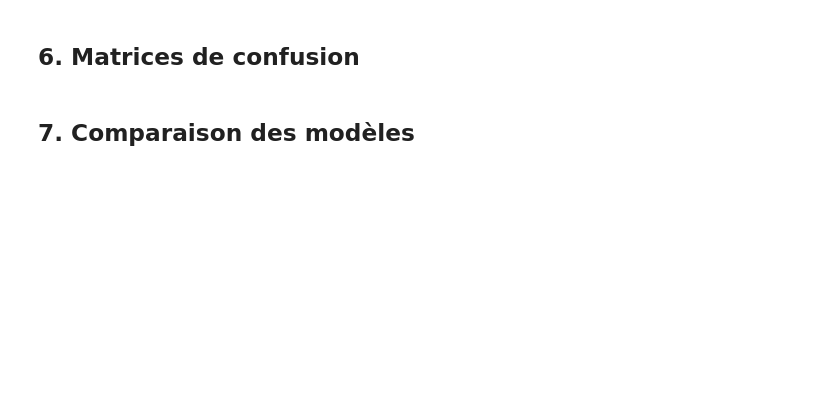
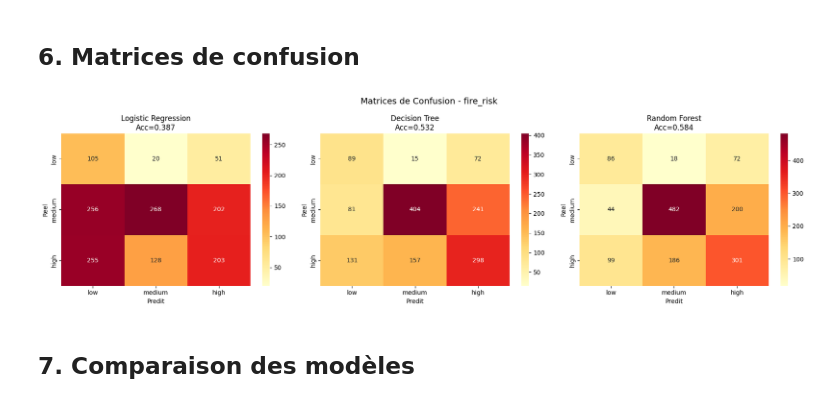
Before and after one commit to ANSS77/suivi-catastrophes-maroc, a Jupyter notebook: ml/notebooks/incendies_training.ipynb, the cells around one changed output. Saved outputs shown, nothing was run; the diff lists cells and outputs as text; code cells hidden in the pictures; blank space fills up the shorter version.

```diff
--- a/ml/notebooks/incendies_training.ipynb
+++ b/ml/notebooks/incendies_training.ipynb
@@ -35,2 +96,14 @@ plt.show()
 # %% [markdown]
 ## 4. Entraînement des 3 modèles
+# %%
+models = {
+    'Logistic Regression': LogisticRegression(max_iter=1000, random_state=42),
+    'Decision Tree':       DecisionTreeClassifier(max_depth=10, random_state=42),
+    'Random Forest':       RandomForestClassifier(n_estimators=100, random_state=42)
+}
+
+trained = {}
+for name, model in models.items():
+    model.fit(X_train_res, y_train_res)
+    trained[name] = model
+    print(f"{name} : entraine")
@@ -37,2 +114,15 @@ plt.show()
 # %% [markdown]
 ## 5. Métriques détaillées
+# %%
+target_names = ['low', 'medium', 'high']
+results = {}
+
+for name, model in trained.items():
+    y_pred = model.predict(X_test)
+    acc = accuracy_score(y_test, y_pred)
+    f1  = f1_score(y_test, y_pred, average='weighted')
+    results[name] = {'accuracy': acc, 'f1': f1, 'y_pred': y_pred}
+    print(f"\n{'='*50}")
+    print(f"Modele   : {name}")
+    print(f"Accuracy : {acc:.4f} | F1 : {f1:.4f}")
+    print(classification_report(y_test, y_pred, target_names=target_names))
@@ -39,4 +147,19 @@ plt.show()
 # %% [markdown]
 ## 6. Matrices de confusion
+# %%
+fig, axes = plt.subplots(1, 3, figsize=(18, 5))
+for ax, (name, res) in zip(axes, results.items()):
+    cm = confusion_matrix(y_test, res['y_pred'])
+    sns.heatmap(cm, annot=True, fmt='d', cmap='YlOrRd',
+                xticklabels=target_names,
+                yticklabels=target_names, ax=ax)
+    ax.set_title(f'{name}\nAcc={res["accuracy"]:.3f}')
+    ax.set_xlabel('Predit')
+    ax.set_ylabel('Reel')
+plt.suptitle('Matrices de Confusion - fire_risk', fontsize=14)
+plt.tight_layout()
+plt.show()
+# %% [output]
+[figure, added]
 # %% [markdown]
 ## 7. Comparaison des modèles
```
Also changed, not shown: parts of 7 cells of this notebook.
